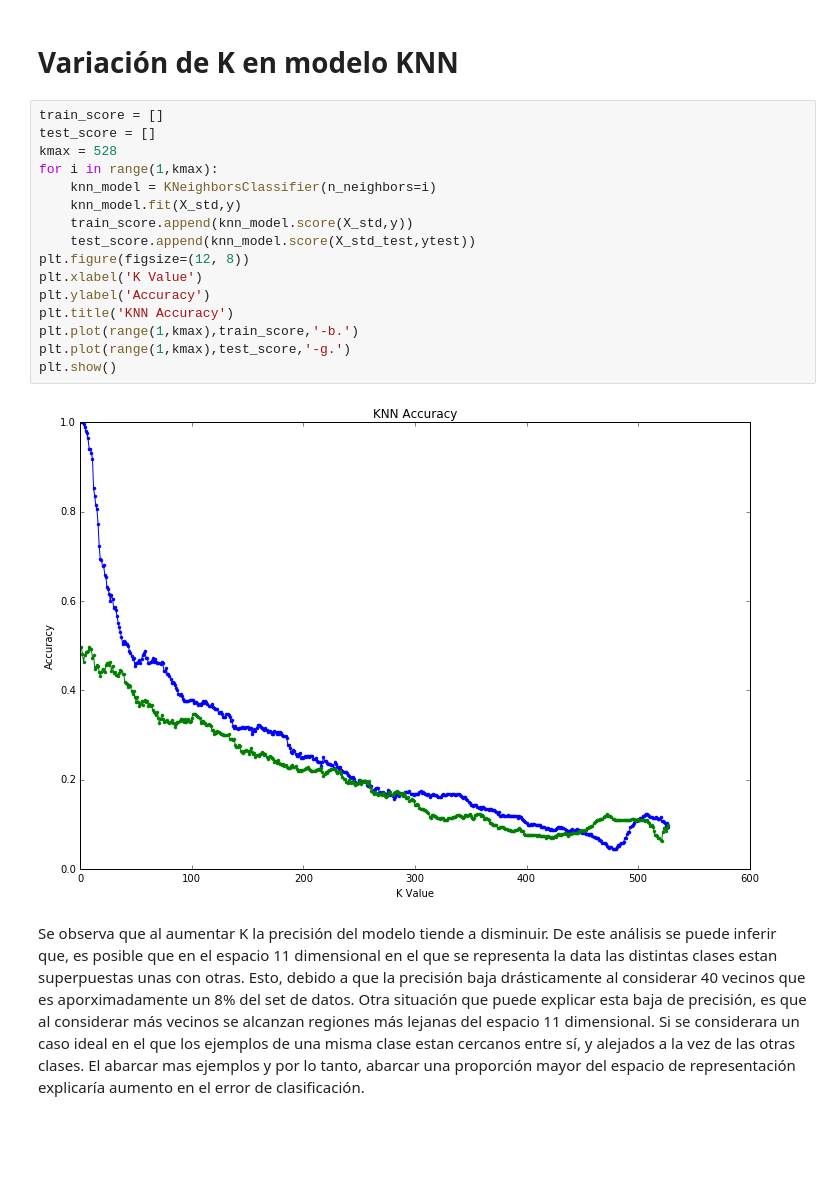
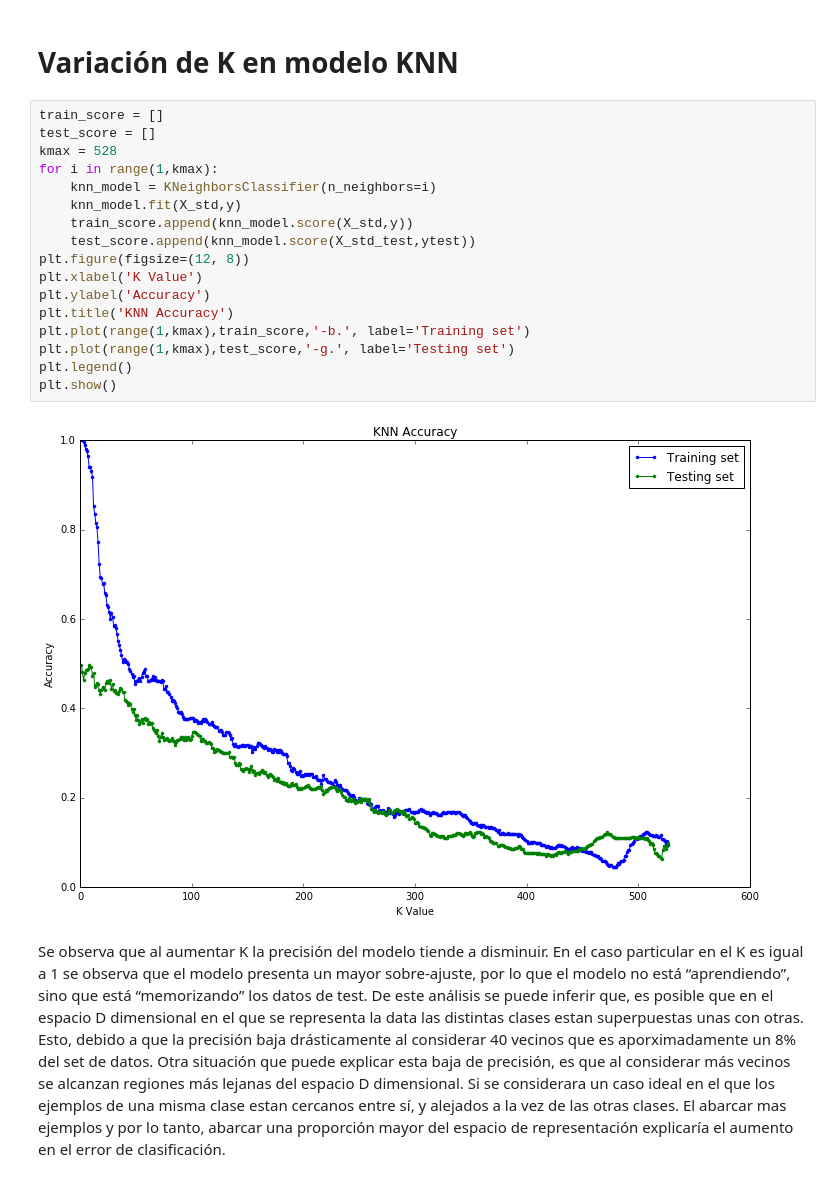
Before and after one commit to MatiasCS/Tarea2ML, a Jupyter notebook: Pregunta1/Pregunta 1 G-H.ipynb, the cells around one changed output. Saved outputs shown, nothing was run; the diff lists cells and outputs as text; blank space fills up the shorter version.

```diff
--- a/Pregunta1/Pregunta 1 G-H.ipynb
+++ b/Pregunta1/Pregunta 1 G-H.ipynb
@@ -68,20 +68,21 @@ Al comparar las técnicas se observa que QDA tiene mejores resultados en el trai
 # %%
 train_score = []
 test_score = []
 kmax = 528
 for i in range(1,kmax):
     knn_model = KNeighborsClassifier(n_neighbors=i)
     knn_model.fit(X_std,y)
     train_score.append(knn_model.score(X_std,y))
     test_score.append(knn_model.score(X_std_test,ytest))
 plt.figure(figsize=(12, 8))
 plt.xlabel('K Value')
 plt.ylabel('Accuracy')
 plt.title('KNN Accuracy')
-plt.plot(range(1,kmax),train_score,'-b.')
-plt.plot(range(1,kmax),test_score,'-g.')
+plt.plot(range(1,kmax),train_score,'-b.', label='Training set')
+plt.plot(range(1,kmax),test_score,'-g.', label='Testing set')
+plt.legend()
 plt.show()
 # %% [output]
-[figure, old version]
+[figure, new version]
 # %% [markdown]
-Se observa que al aumentar K la precisión del modelo tiende a disminuir. De este análisis se puede inferir que, es posible que en el espacio 11 dimensional en el que se representa la data las distintas clases estan superpuestas unas con otras. Esto, debido a que la precisión baja drásticamente al considerar 40 vecinos que es aporximadamente un 8% del set de datos. Otra situación que puede explicar esta baja de precisión, es que al considerar más vecinos se alcanzan regiones más lejanas del espacio 11 dimensional. Si se considerara un caso ideal en el que los ejemplos de una misma clase estan cercanos entre sí, y alejados a la vez de las otras clases. El abarcar mas ejemplos y por lo tanto, abarcar una proporción mayor  del espacio de representación explicaría aumento en el error de clasificación.
+Se observa que al aumentar K la precisión del modelo tiende a disminuir. En el caso particular en el K es igual a 1 se observa que el modelo presenta un mayor sobre-ajuste, por lo que el modelo no está “aprendiendo”, sino que está “memorizando” los datos de test. De este análisis se puede inferir que, es posible que en el espacio D dimensional en el que se representa la data las distintas clases estan superpuestas unas con otras. Esto, debido a que la precisión baja drásticamente al considerar 40 vecinos que es aporximadamente un 8% del set de datos. Otra situación que puede explicar esta baja de precisión, es que al considerar más vecinos se alcanzan regiones más lejanas del espacio D dimensional. Si se considerara un caso ideal en el que los ejemplos de una misma clase estan cercanos entre sí, y alejados a la vez de las otras clases. El abarcar mas ejemplos y por lo tanto, abarcar una proporción mayor  del espacio de representación explicaría el aumento en el error de clasificación.
```
Also changed, not shown: 1 other file.
